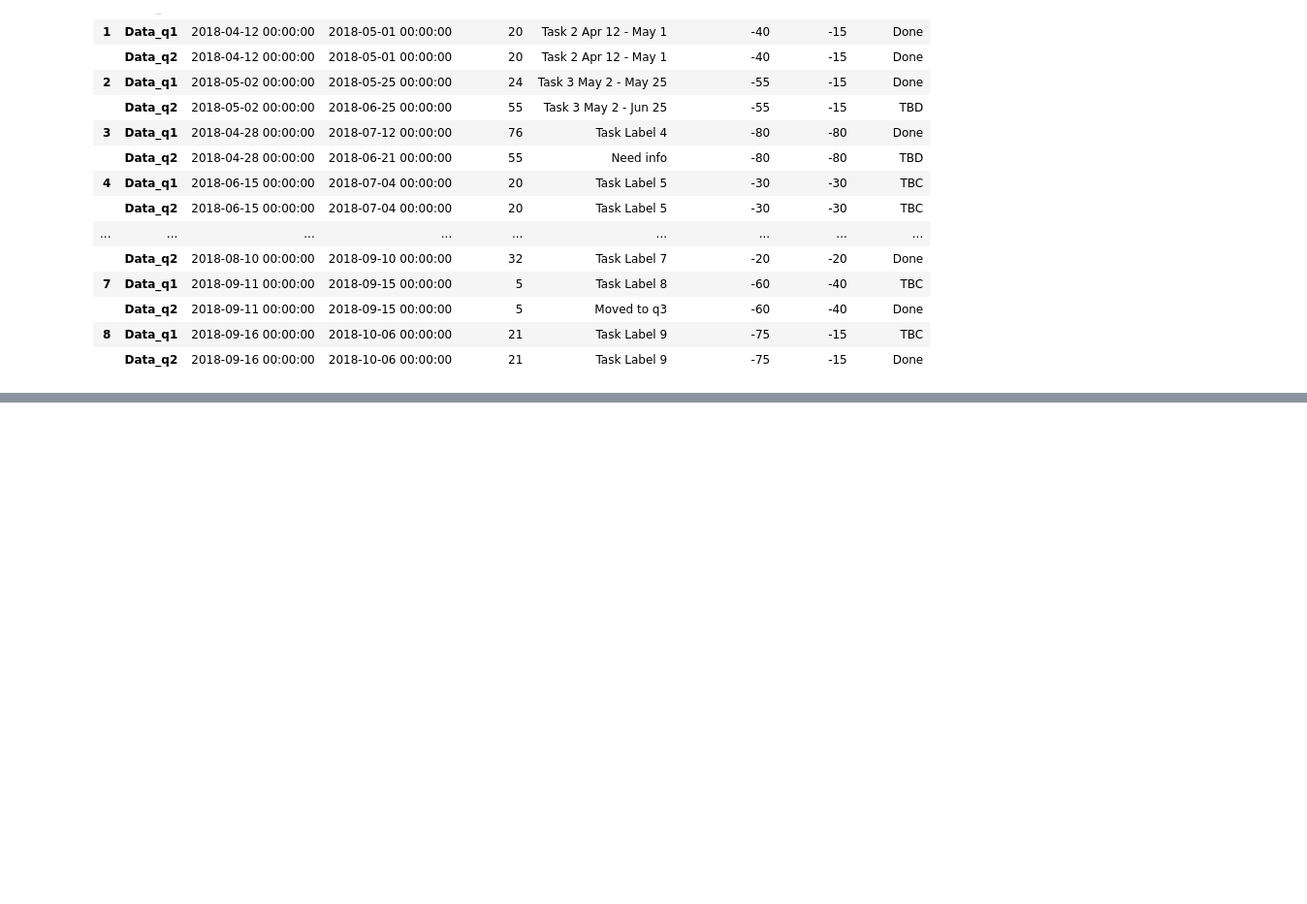
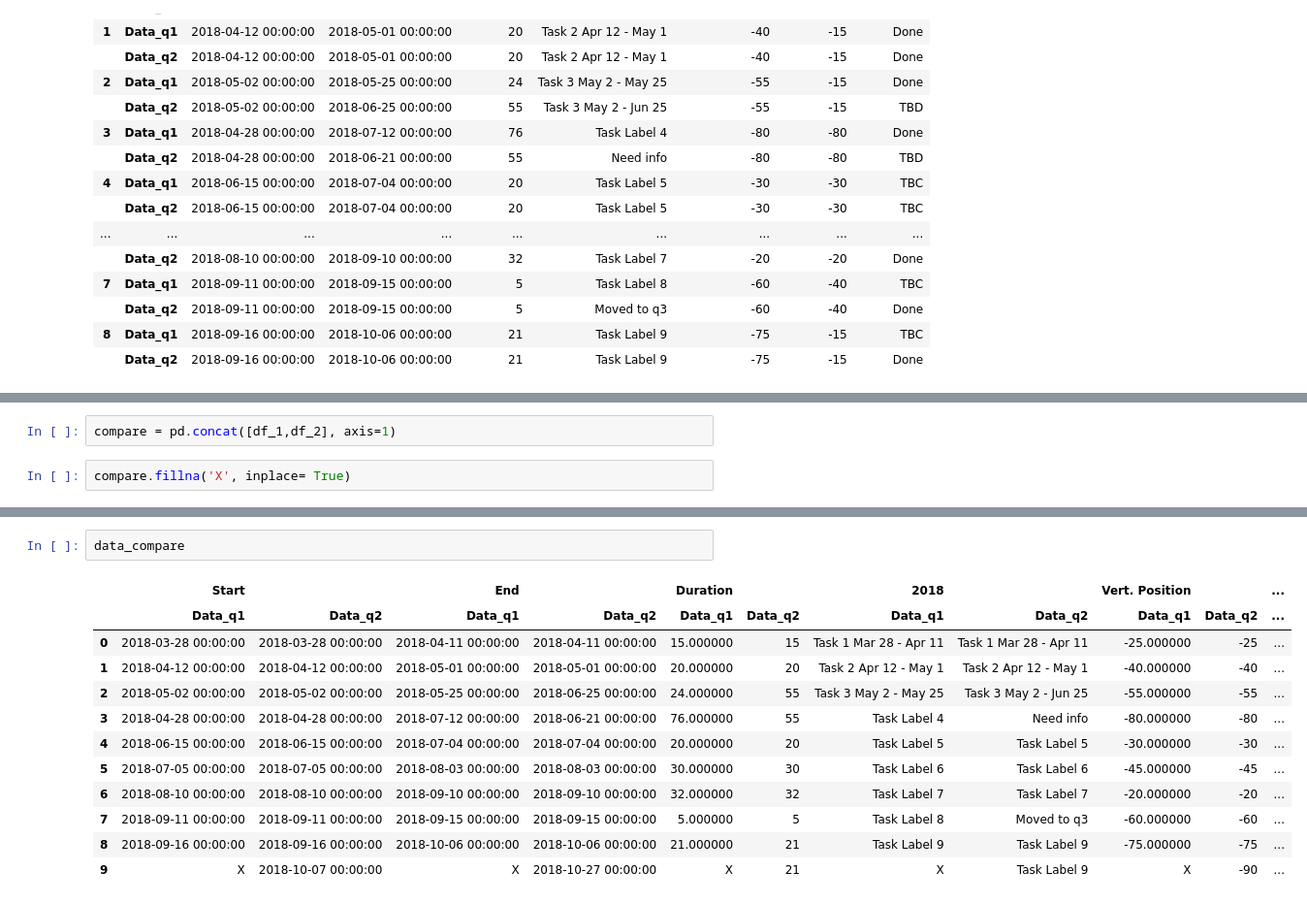
Before and after one commit to amir25-rahman/CompareTwoExcel, a Jupyter notebook: comp.ipynb, the cells around one changed output, grey strips where cells are left out. Shown at 97% size. Saved outputs shown, nothing was run; the diff lists cells and outputs as text; blank space fills up the shorter version.

```diff
--- a/comp.ipynb
+++ b/comp.ipynb
@@ -157,0 +199,4 @@ data_compare
+# %%
+compare = pd.concat([df_1,df_2], axis=1)
+# %%
+compare.fillna('X', inplace= True)
@@ -157,0 +230,15 @@ data_compare
+# %%
+data_compare
+# %% [output]
+|  | Start |  | End |  | Duration |  | 2018 |  | Vert. Position |  | ... |
+|  | Data_q1 | Data_q2 | Data_q1 | Data_q2 | Data_q1 | Data_q2 | Data_q1 | Data_q2 | Data_q1 | Data_q2 | ... |
+| 0 | 2018-03-28 00:00:00 | 2018-03-28 00:00:00 | 2018-04-11 00:00:00 | 2018-04-11 00:00:00 | 15.000000 | 15 | Task 1 Mar 28 - Apr 11 | Task 1 Mar 28 - Apr 11 | -25.000000 | -25 | ... |
+| 1 | 2018-04-12 00:00:00 | 2018-04-12 00:00:00 | 2018-05-01 00:00:00 | 2018-05-01 00:00:00 | 20.000000 | 20 | Task 2 Apr 12 - May 1 | Task 2 Apr 12 - May 1 | -40.000000 | -40 | ... |
+| 2 | 2018-05-02 00:00:00 | 2018-05-02 00:00:00 | 2018-05-25 00:00:00 | 2018-06-25 00:00:00 | 24.000000 | 55 | Task 3 May 2 - May 25 | Task 3 May 2 - Jun 25 | -55.000000 | -55 | ... |
+| 3 | 2018-04-28 00:00:00 | 2018-04-28 00:00:00 | 2018-07-12 00:00:00 | 2018-06-21 00:00:00 | 76.000000 | 55 | Task Label 4 | Need info | -80.000000 | -80 | ... |
+| 4 | 2018-06-15 00:00:00 | 2018-06-15 00:00:00 | 2018-07-04 00:00:00 | 2018-07-04 00:00:00 | 20.000000 | 20 | Task Label 5 | Task Label 5 | -30.000000 | -30 | ... |
+| 5 | 2018-07-05 00:00:00 | 2018-07-05 00:00:00 | 2018-08-03 00:00:00 | 2018-08-03 00:00:00 | 30.000000 | 30 | Task Label 6 | Task Label 6 | -45.000000 | -45 | ... |
+| 6 | 2018-08-10 00:00:00 | 2018-08-10 00:00:00 | 2018-09-10 00:00:00 | 2018-09-10 00:00:00 | 32.000000 | 32 | Task Label 7 | Task Label 7 | -20.000000 | -20 | ... |
+| 7 | 2018-09-11 00:00:00 | 2018-09-11 00:00:00 | 2018-09-15 00:00:00 | 2018-09-15 00:00:00 | 5.000000 | 5 | Task Label 8 | Moved to q3 | -60.000000 | -60 | ... |
+| 8 | 2018-09-16 00:00:00 | 2018-09-16 00:00:00 | 2018-10-06 00:00:00 | 2018-10-06 00:00:00 | 21.000000 | 21 | Task Label 9 | Task Label 9 | -75.000000 | -75 | ... |
+| 9 | X | 2018-10-07 00:00:00 | X | 2018-10-27 00:00:00 | X | 21 | X | Task Label 9 | X | -90 | ... |
```
Also changed, not shown: parts of 26 cells of this notebook.
